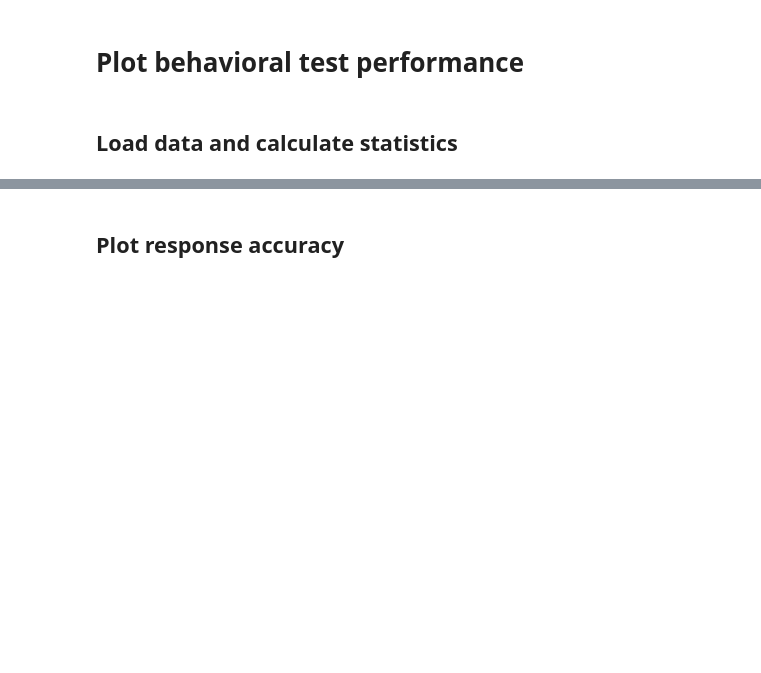
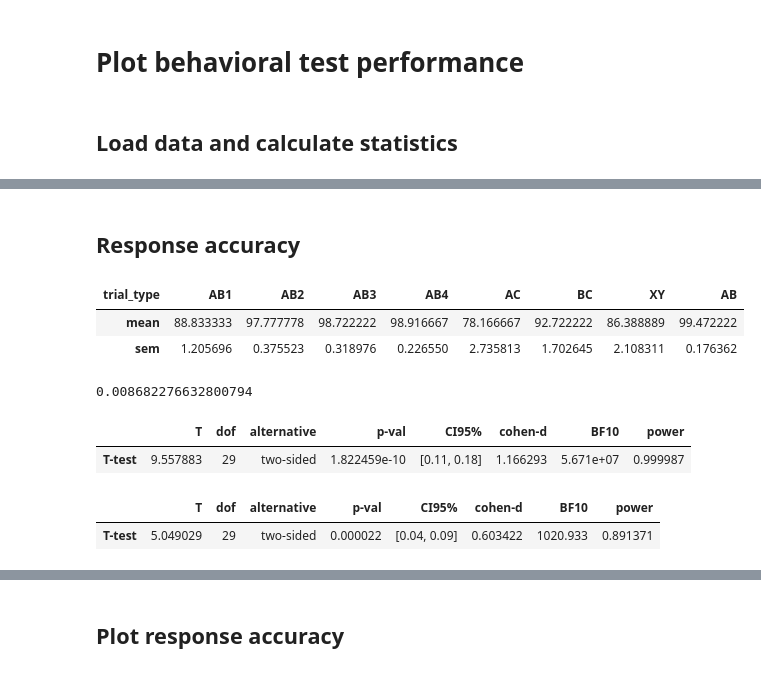
Before and after one commit to prestonlab/bender_study, a Jupyter notebook: jupyter/plot_behav.ipynb, the cells around one changed output, grey strips where cells are left out. Saved outputs shown, nothing was run; the diff lists cells and outputs as text; code cells hidden in the pictures; blank space fills up the shorter version.

```diff
--- a/jupyter/plot_behav.ipynb
+++ b/jupyter/plot_behav.ipynb
@@ -46,0 +54,30 @@ m.head(8)
+# %% [markdown]
+## Response accuracy
+# %%
+# percent correct summary stats
+mp = m['correct'].unstack('trial_type')
+(mp * 100).agg(['mean', 'sem'])
+# %% [output]
+| trial_type | AB1 | AB2 | AB3 | AB4 | AC | BC | XY | AB |
+| mean | 88.833333 | 97.777778 | 98.722222 | 98.916667 | 78.166667 | 92.722222 | 86.388889 | 99.472222 |
+| sem | 1.205696 | 0.375523 | 0.318976 | 0.226550 | 2.735813 | 1.702645 | 2.108311 | 0.176362 |
+# %%
+# AC accuracy binomial test
+sp = m['score'].unstack('trial_type')
+n = data.query('subject == "02"').groupby(['trial_type'])['pair_type'].count()
+p = [stats.binom_test(x, n['AC'], p=1/3, alternative='greater') for x in sp['AC']]
+np.max(p)
+# %% [output]
+0.008682276632800794
+# %%
+# AC vs. BC
+pg.ttest(mp['BC'], mp['AC'], paired=True)
+# %% [output]
+|  | T | dof | alternative | p-val | CI95% | cohen-d | BF10 | power |
+| T-test | 9.557883 | 29 | two-sided | 1.822459e-10 | [0.11, 0.18] | 1.166293 | 5.671e+07 | 0.999987 |
+# %%
+# BC vs XY
+pg.ttest(mp['BC'], mp['XY'], paired=True)
+# %% [output]
+|  | T | dof | alternative | p-val | CI95% | cohen-d | BF10 | power |
+| T-test | 5.049029 | 29 | two-sided | 0.000022 | [0.04, 0.09] | 0.603422 | 1020.933 | 0.891371 |
```
Also changed, not shown: parts of 9 cells of this notebook.
